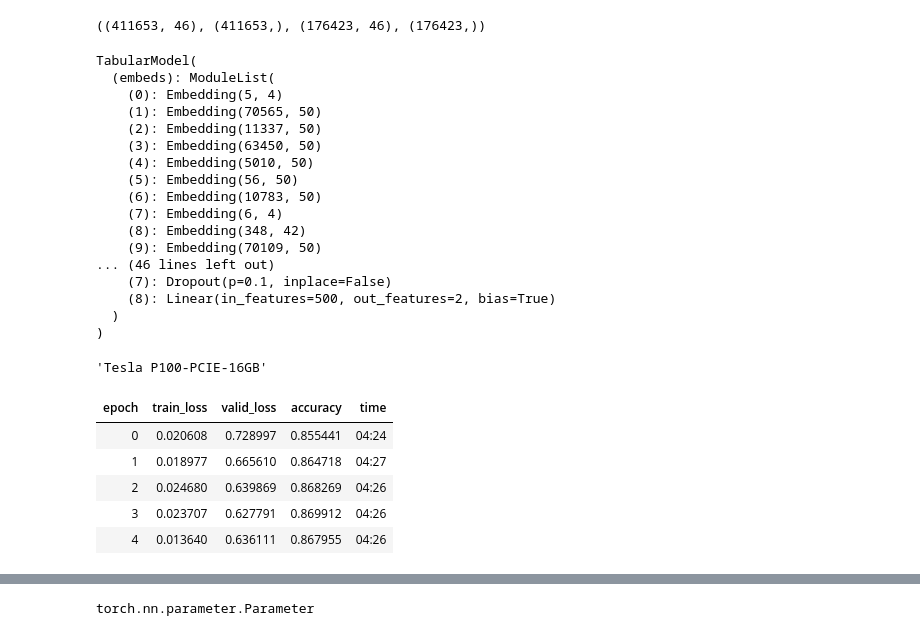
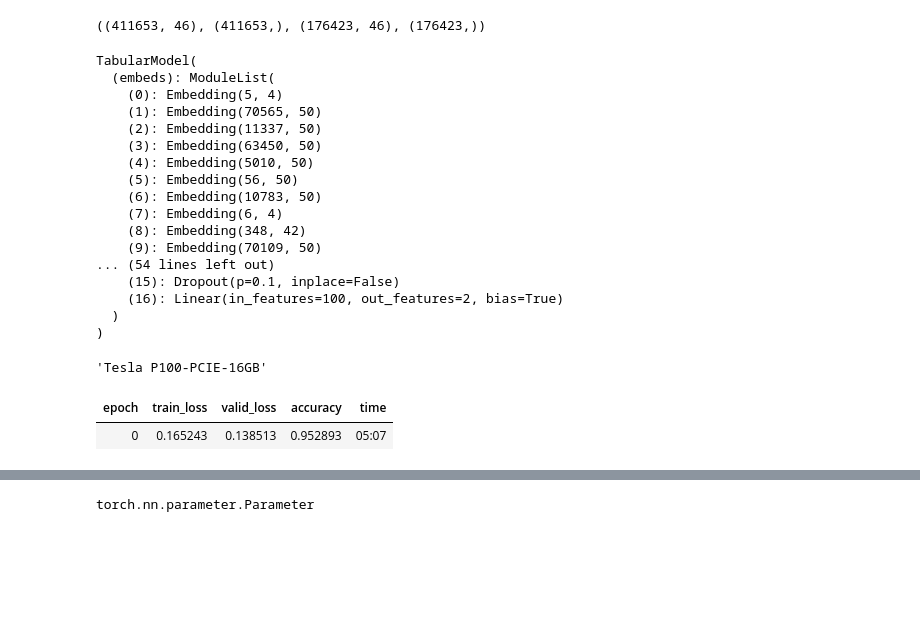
Before and after one commit to wdon021/From_Colab, a Jupyter notebook: Embedding.ipynb, the cells around one changed output, grey strips where cells are left out. Drawn from its saved outputs; the diff is of its cells as text; code cells hidden in the pictures; blank space fills up the shorter version.

```diff
--- a/Embedding.ipynb
+++ b/Embedding.ipynb
@@ -90,9 +88,21 @@ df = h1b_1[cat_vars+cont_vars+[dep_var]].copy()
+# %%
+X = pd.concat([pd.DataFrame(X_train).reset_index(drop=True), pd.DataFrame(y_train,columns=['CASE_STATUS']).reset_index(drop=True)], axis = 1)
+Certified = X[X.CASE_STATUS=='CERTIFIED']
+Denied = X[X.CASE_STATUS=='DENIED']
+#upsample minority
+Denied_upSampling = resample(Denied,
+                            replace=True,
+                            n_samples=len(Certified),
+                            random_state=27)
+upsampled = pd.concat([Certified, Denied_upSampling])
+dep_var = 'CASE_STATUS'
+df=upsampled[cat_vars+cont_vars+[dep_var]].copy()
 # %%
 valid_idx = range(41395)
 # %%
 data = (TabularList.from_df(df, path=PATH, cat_names=cat_vars, cont_names=cont_vars, procs=procs).split_by_idx(valid_idx).label_from_df(cols=dep_var).add_test(TabularList.from_df(X_valid, path=PATH, cat_names=cat_vars, cont_names=cont_vars)).databunch())
 # %%
-learn = tabular_learner(data, layers=[1000, 500], ps=[ 0.3, 0.1], emb_szs=emb, emb_drop=0.05, metrics=accuracy)
+learn = tabular_learner(data, layers=[1000, 800, 500, 100], ps=[0.5, 0.4, 0.3, 0.1], emb_szs=emb, emb_drop=0.05, metrics=accuracy)
 # %%
 learn.model
 # %% [output]
@@ -108,9 +118,9 @@ TabularModel(
     (7): Embedding(6, 4)
     (8): Embedding(348, 42)
     (9): Embedding(70109, 50)
-... (46 lines left out)
-    (7): Dropout(p=0.1, inplace=False)
-    (8): Linear(in_features=500, out_features=2, bias=True)
+... (54 lines left out)
+    (15): Dropout(p=0.1, inplace=False)
+    (16): Linear(in_features=100, out_features=2, bias=True)
   )
 )
 # %%
@@ -120,14 +130,10 @@ torch.cuda.get_device_name(0)
 # %%
 learn.model = learn.model.cuda()
 # %%
-learn.fit_one_cycle(5, 2e-5)
+learn.fit_one_cycle(1, 2e-5)
 # %% [output]
 | epoch | train_loss | valid_loss | accuracy | time |
-| 0 | 0.020608 | 0.728997 | 0.855441 | 04:24 |
-| 1 | 0.018977 | 0.665610 | 0.864718 | 04:27 |
-| 2 | 0.024680 | 0.639869 | 0.868269 | 04:26 |
-| 3 | 0.023707 | 0.627791 | 0.869912 | 04:26 |
-| 4 | 0.013640 | 0.636111 | 0.867955 | 04:26 |
+| 0 | 0.165243 | 0.138513 | 0.952893 | 05:07 |
 # %%
 learn.lr_find(start_lr=0.00001, end_lr=0.9, num_it=10000)
 # %% [output]
```
Also changed, not shown: parts of 20 cells of this notebook.
